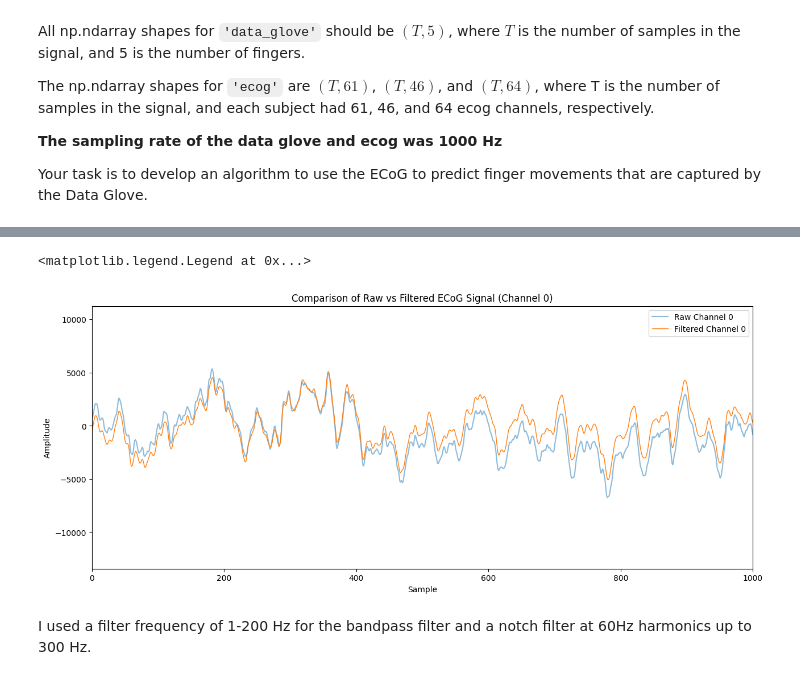
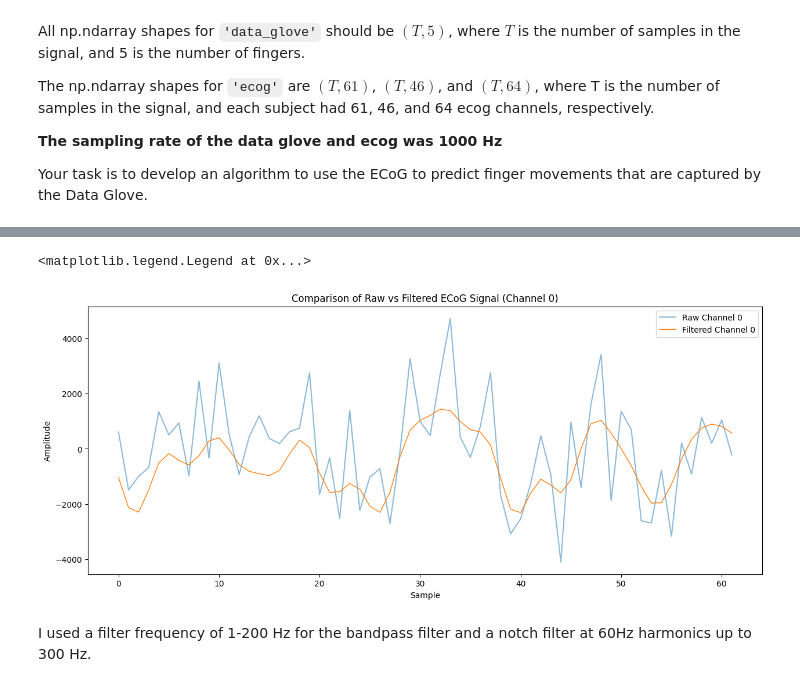
Before and after one commit to kimberlyliang/be5210_final_project, a Jupyter notebook: Project_models.ipynb, the cells around one changed output, grey strips where cells are left out. Saved outputs shown, nothing was run; the diff lists cells and outputs as text; code cells hidden in the pictures.

```diff
--- a/Project_models.ipynb
+++ b/Project_models.ipynb
@@ -173,10 +173,10 @@ train_len = int(0.8*len(ecog[0][0]))
 for subject_idx in range(3):
     ecog_data = ecog[subject_idx]
     glove_data = data_glove[subject_idx]
-    train_ecog.append(ecog_data[:train_len])
-    test_ecog.append(ecog_data[train_len:])
-    train_glove.append(glove_data[:train_len])
-    test_glove.append(glove_data[train_len:])
+    train_ecog.append(ecog_data[0][:train_len])
+    test_ecog.append(ecog_data[0][train_len:])
+    train_glove.append(glove_data[0][:train_len])
+    test_glove.append(glove_data[0][train_len:])
 # %%
 def filter_data(raw_eeg, fs=1000):
   """
@@ -221,15 +243,14 @@ filtered_0 = filter_data(train_ecog[0][0])
 # %%
 plt.figure(figsize=(15, 6))
-plt.plot(train_ecog_0[:, 0], label='Raw Channel 0', alpha=0.5)
-plt.plot(filtered_0[:, 0], label='Filtered Channel 0', linewidth=1)
+plt.plot(train_ecog_0, label='Raw Channel 0', alpha=0.5)
+plt.plot(filtered_0, label='Filtered Channel 0', linewidth=1)
 plt.title('Comparison of Raw vs Filtered ECoG Signal (Channel 0)')
 plt.xlabel('Sample')
 plt.ylabel('Amplitude')
-plt.xlim([0, 1000])
 plt.legend()
 # %% [output]
 <matplotlib.legend.Legend at 0x...>
-[figure, old version]
+[figure, new version]
 # %% [markdown]
 I used a filter frequency of 1-200 Hz for the bandpass filter and a notch filter at 60Hz harmonics up to 300 Hz.
 # %% [markdown]
```
Also changed, not shown: parts of 28 cells of this notebook, 6 other files.
